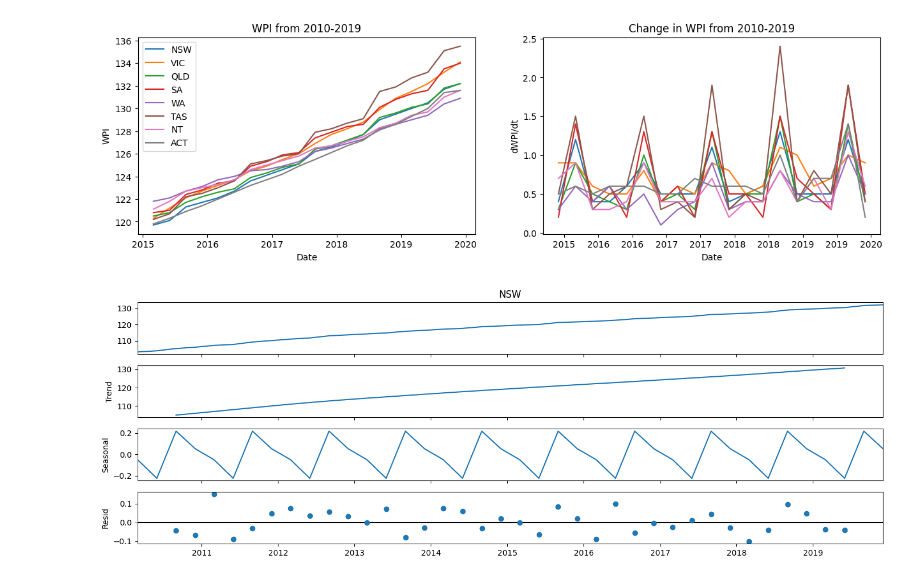
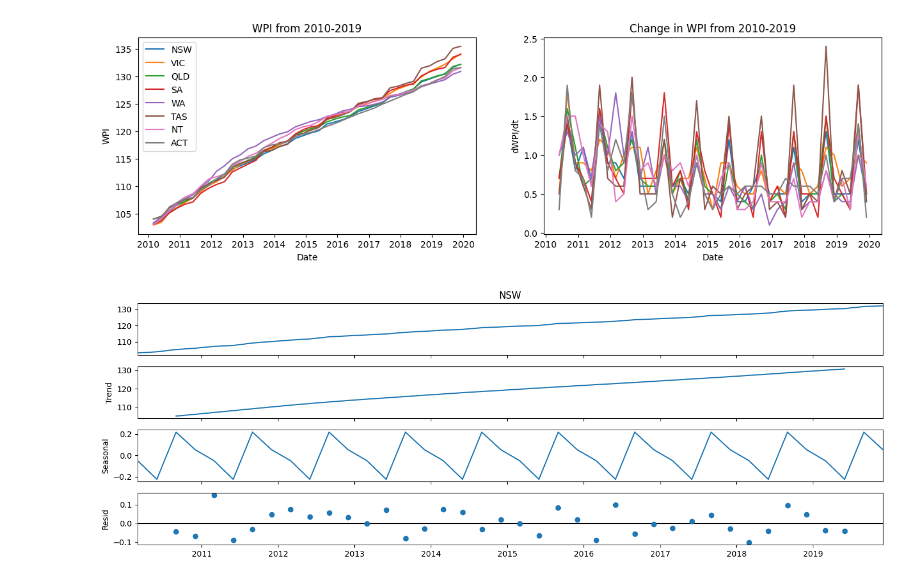
Before and after one commit to xinyuzh10/final-research, a Jupyter notebook: timeseries_wages_nsw.ipynb, the cells around one changed output. Drawn from its saved outputs; the diff is of its cells as text; code cells hidden in the pictures.

```diff
--- a/timeseries_wages_nsw.ipynb
+++ b/timeseries_wages_nsw.ipynb
@@ -39,7 +39,7 @@ wages_tas = wages['TAS']
 wages_nt = wages['NT']
 wages_nt = wages['ACT']
 # %%
-wages = wages.iloc[20:40]
+wages = wages.iloc[:40]
 
 f = plt.figure()
 f.set_figheight(4)
@@ -48,34 +48,34 @@ ax1 = f.add_subplot(121)
 ax1.set_title('WPI from 2010-2019')
 ax1.set_xlabel('Date')
 ax1.set_ylabel('WPI')
 ax1.plot(wages)
 ax1.legend(wages, loc='best')
 
 wages_change = wages.diff().dropna()
 ax2 = f.add_subplot(122)
 ax2.set_title('Change in WPI from 2010-2019')
 ax2.set_xlabel('Date')
 ax2.set_ylabel('dWPI/dt')
 ax2.xaxis.set_major_formatter(DateFormatter("%Y"))
 ax2.plot(wages_change)
 
 
 
 
 plt.savefig('data overview.png')
 # plt.show()
 
 
 # wages.plot(figsize=(13, 5))
 # plt.ylabel("WPI")
 # plt.savefig('WPI over states.png')
 
 # wages_change = wages.diff().dropna()
 # wages_change.plot(figsize=(13, 5))
 # plt.ylabel("d_WPI/dt")
 # plt.savefig('change in WPI over states.png')
 # %% [output]
-[figure, old version]
+[figure, new version]
 # %%
 wages_pre_covid_nsw = wages_pre_covid['NSW']
 wages_pre_covid_vic = wages_pre_covid['VIC']
```
Also changed, not shown: 30 other files.
